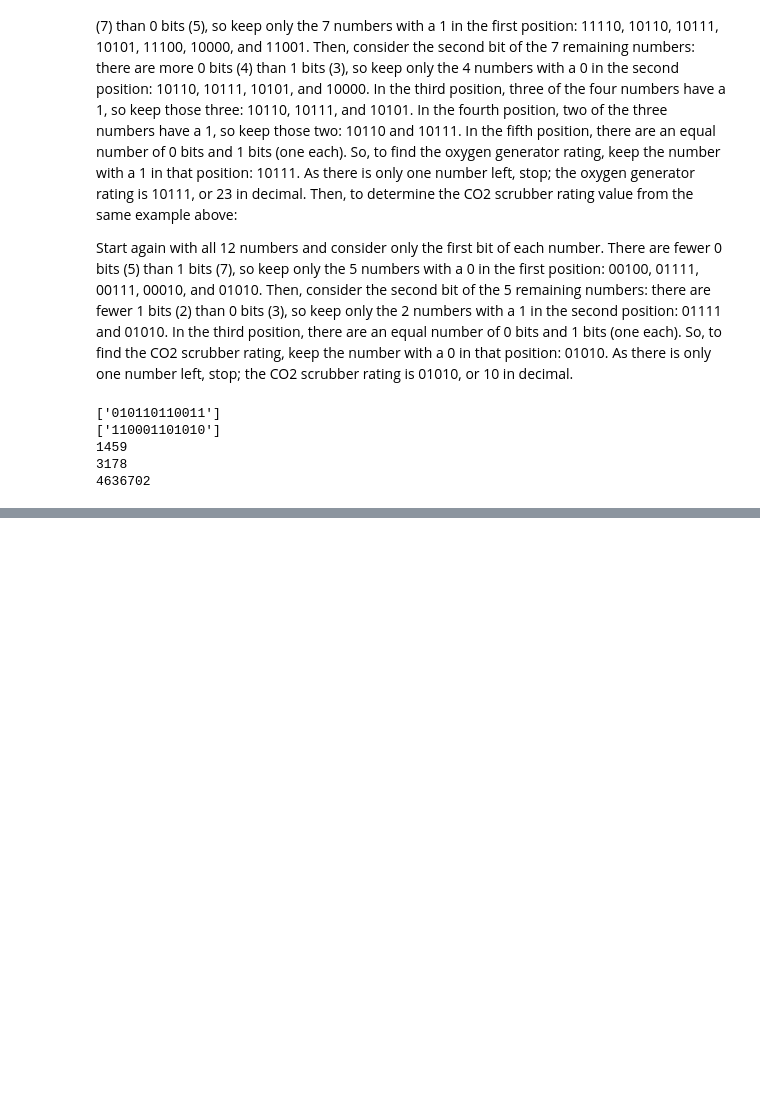
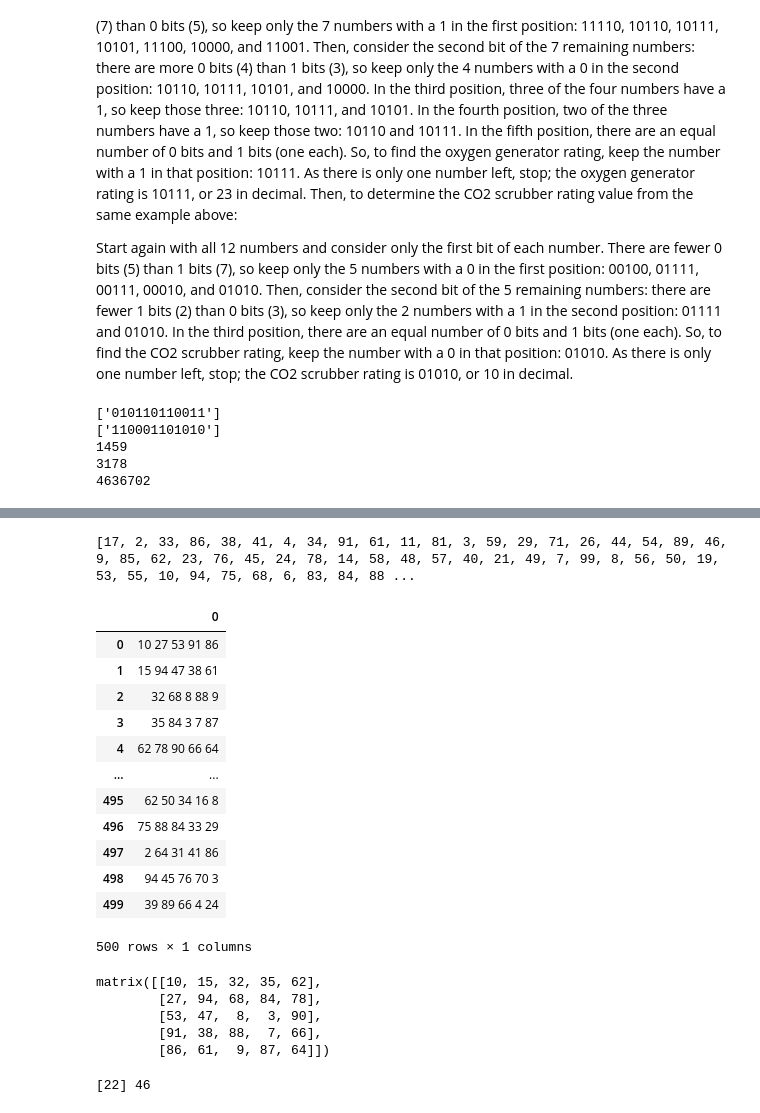
Before and after one commit to mnemesure/advent_of_code_challenge, a Jupyter notebook: Coding_Challenges.ipynb, the cells around one changed output, grey strips where cells are left out. Cells and saved outputs as stored; diff of their text form; code cells hidden in the pictures; blank space fills up the shorter version.

```diff
--- a/Coding_Challenges.ipynb
+++ b/Coding_Challenges.ipynb
@@ -298,0 +313,23 @@ print(int(viable_codes_g[0],2)*int(viable_codes_e[0],2))
+# %%
+import pandas as pd
+import numpy as np
+bingo_commands = pd.read_csv("day_4_data.txt", sep = '\n', header = None) # get commands
+bingo_commands = [int(i) for i in bingo_commands[0][0].split(",")]
+print(bingo_commands)
+bingo_boards = pd.read_csv("day_4_data.txt", sep = "\n", skiprows=1, header=None) # Read in just bingo boards
+bingo_boards
+# %% [output]
+[17, 2, 33, 86, 38, 41, 4, 34, 91, 61, 11, 81, 3, 59, 29, 71, 26, 44, 54, 89, 46, 9, 85, 62, 23, 76, 45, 24, 78, 14, 58, 48, 57, 40, 21, 49, 7, 99, 8, 56, 50, 19, 53, 55, 10, 94, 75, 68, 6, 83, 84, 88 ...
+|  | 0 |
+| 0 | 10 27 53 91 86 |
+| 1 | 15 94 47 38 61 |
+| 2 | 32 68 8 88 9 |
+| 3 | 35 84 3 7 87 |
+| 4 | 62 78 90 66 64 |
+| ... | ... |
+| 495 | 62 50 34 16 8 |
+| 496 | 75 88 84 33 29 |
+| 497 | 2 64 31 41 86 |
+| 498 | 94 45 76 70 3 |
+| 499 | 39 89 66 4 24 |
+500 rows × 1 columns
@@ -298,0 +346,8 @@ print(int(viable_codes_g[0],2)*int(viable_codes_e[0],2))
+# %%
+bingo_board_list[0]
+# %% [output]
+matrix([[10, 15, 32, 35, 62],
+        [27, 94, 68, 84, 78],
+        [53, 47,  8,  3, 90],
+        [91, 38, 88,  7, 66],
+        [86, 61,  9, 87, 64]])
@@ -298,0 +389,17 @@ print(int(viable_codes_g[0],2)*int(viable_codes_e[0],2))
+# %%
+# Put it all together
+bingo_tracker_list = generate_tracker_list(bingo_board_list)
+
+for called_num in bingo_commands: # Loop bingo commands
+    for ind, board in enumerate(bingo_board_list): # Loop boards
+        new_tracking_board = update_board(called_num, board, bingo_tracker_list[ind]) # Update tracking board
+        #print(new_tracking_board)
+        bingo_tracker_list[ind] = new_tracking_board # Update tracking board in list
+    #print(bingo_tracker_list)
+    winning_board_ind = check_winners(bingo_tracker_list) # find a potential winning board
+    if winning_board_ind != []: # if there is one - get the number and break the lop
+        winning_num = called_num
+        break
+print(winning_board_ind, winning_num)
+# %% [output]
+[22] 46
```
Also changed, not shown: parts of 12 cells of this notebook, 1 other file.
